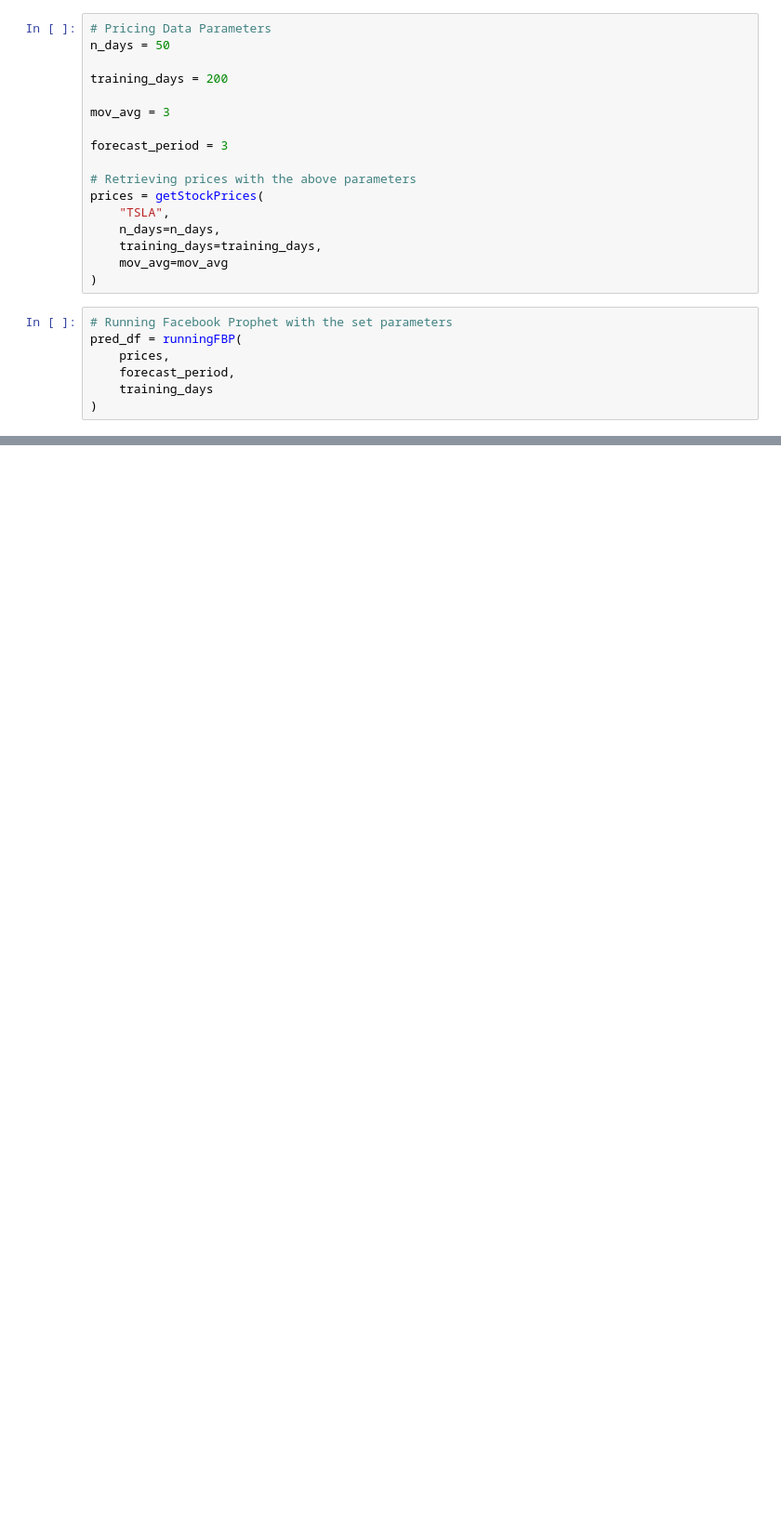
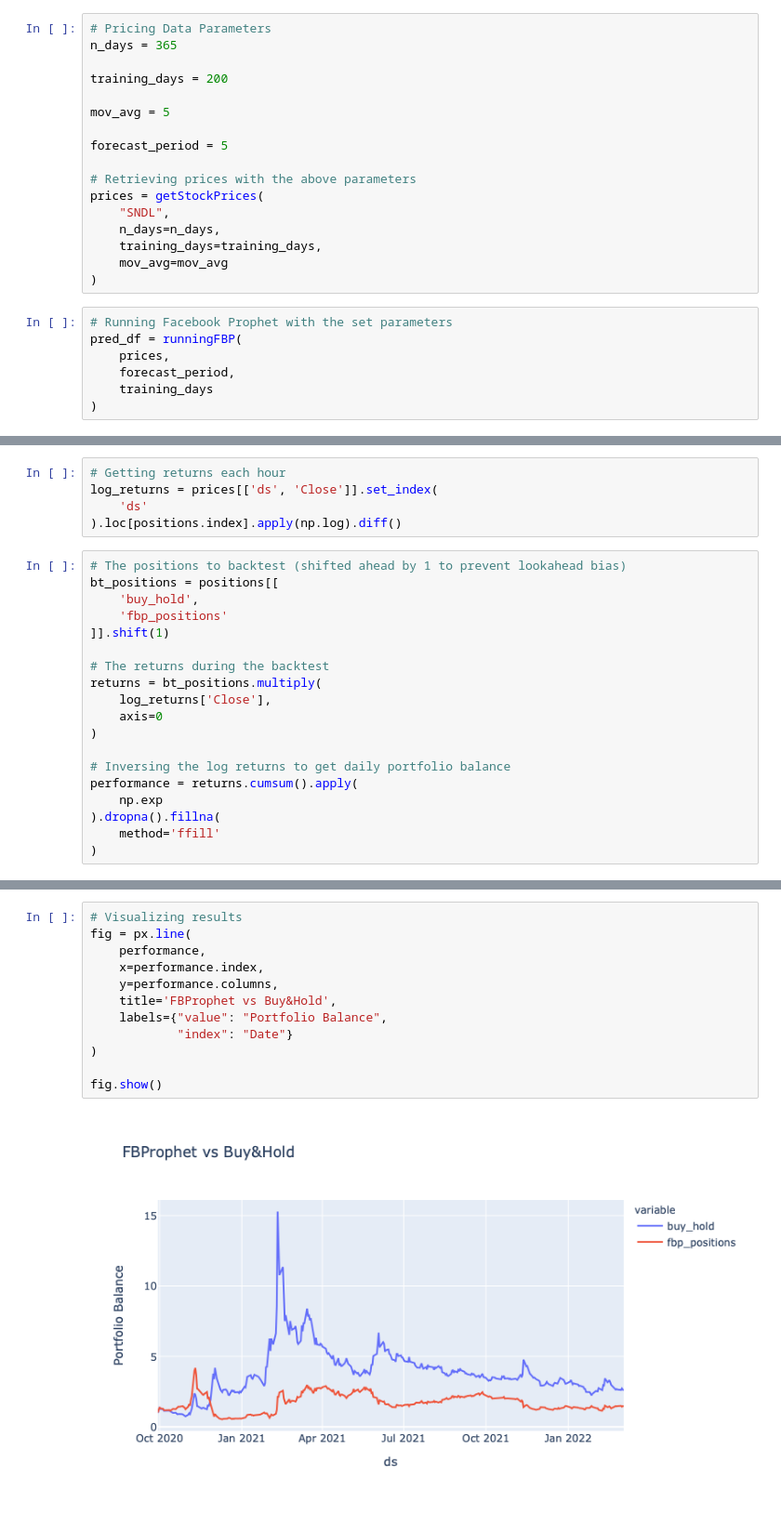
Before and after one commit to marcosan93/Medium-Misc-Tutorials, a Jupyter notebook: Stock-Market-Tutorials/autoBacktest.ipynb, the cells around one changed output, grey strips where cells are left out. Shown at 93% size. Cells and saved outputs as stored; diff of their text form; blank space fills up the shorter version.

Commit message:
built out rest of backtest and start evaluation metrics

```diff
--- a/Stock-Market-Tutorials/autoBacktest.ipynb
+++ b/Stock-Market-Tutorials/autoBacktest.ipynb
@@ -121,17 +126,17 @@ def runningFBP(prices, forecast_period, training_days):
     return merge_df
 # %%
 # Pricing Data Parameters
-n_days = 50
+n_days = 365
 
 training_days = 200
 
-mov_avg = 3
+mov_avg = 5
 
-forecast_period = 3
+forecast_period = 5
 
 # Retrieving prices with the above parameters
 prices = getStockPrices(
-    "TSLA",
+    "SNDL",
     n_days=n_days,
     training_days=training_days,
     mov_avg=mov_avg
@@ -166,0 +178,24 @@ pred_df # dates are a problem
+# %%
+# Getting returns each hour
+log_returns = prices[['ds', 'Close']].set_index(
+    'ds'
+).loc[positions.index].apply(np.log).diff()
+# %%
+# The positions to backtest (shifted ahead by 1 to prevent lookahead bias)
+bt_positions = positions[[
+    'buy_hold',
+    'fbp_positions'
+]].shift(1)
+
+# The returns during the backtest
+returns = bt_positions.multiply(
+    log_returns['Close'],
+    axis=0
+)
+
+# Inversing the log returns to get daily portfolio balance
+performance = returns.cumsum().apply(
+    np.exp
+).dropna().fillna(
+    method='ffill'
+)
@@ -166,0 +214,14 @@ pred_df # dates are a problem
+# %%
+# Visualizing results
+fig = px.line(
+    performance,
+    x=performance.index,
+    y=performance.columns,
+    title='FBProphet vs Buy&Hold',
+    labels={"value": "Portfolio Balance",
+            "index": "Date"}
+)
+
+fig.show()
+# %% [output]
+[figure, added]
```
Also changed, not shown: parts of 10 cells of this notebook.
